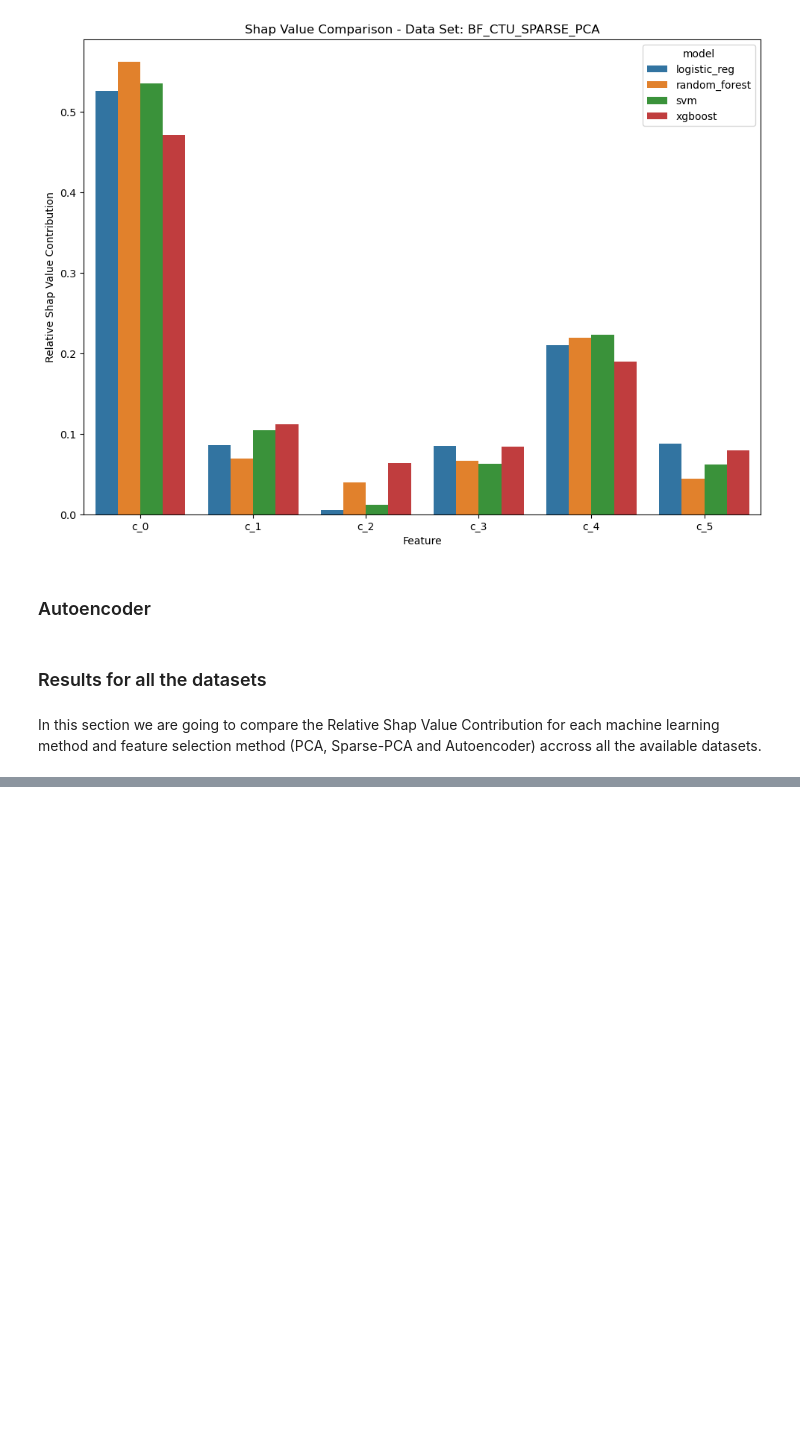
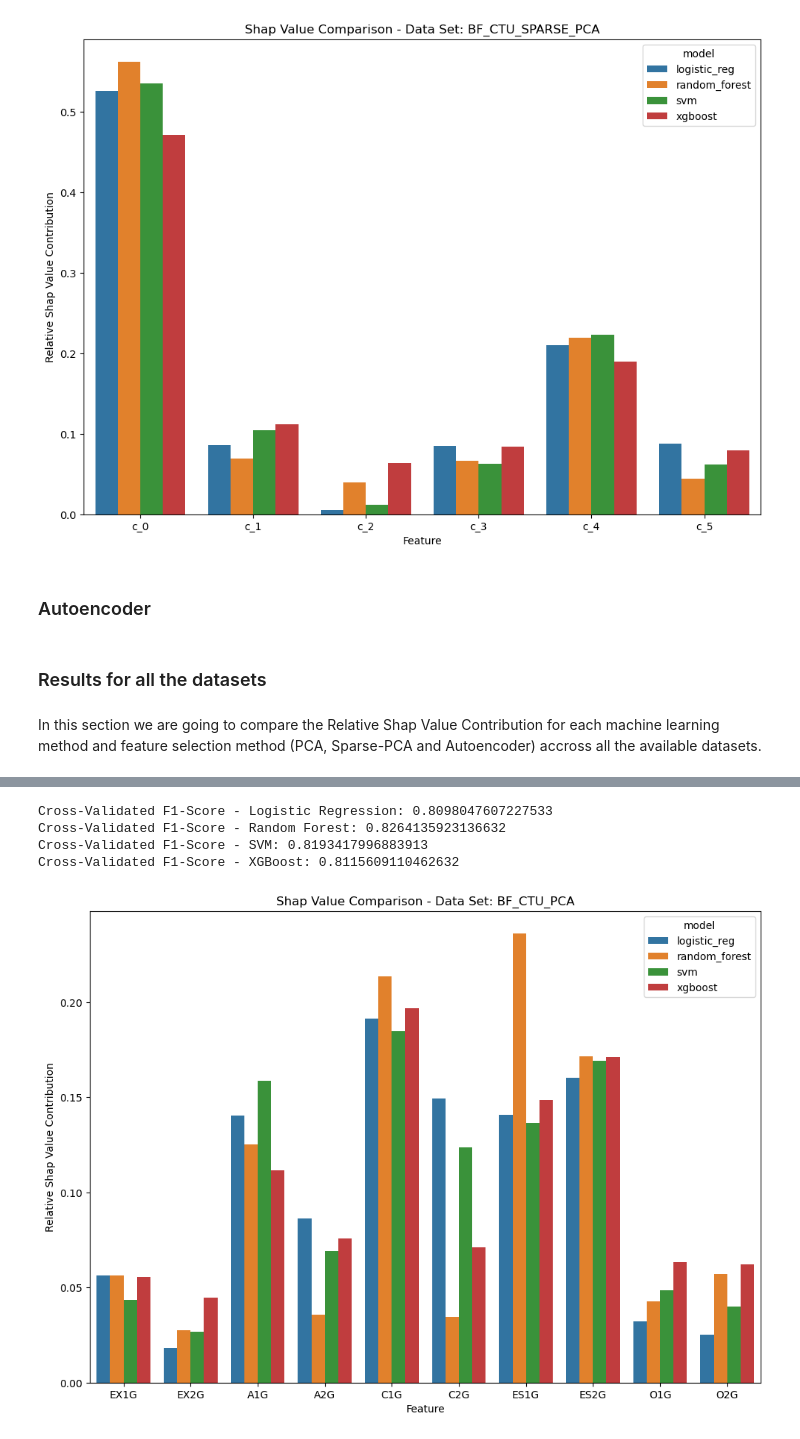
Before and after one commit to santiviquez/lie-detection, a Jupyter notebook: predictors_reliability.ipynb, the cells around one changed output, grey strips where cells are left out. Drawn from its saved outputs; the diff is of its cells as text; code cells hidden in the pictures; blank space fills up the shorter version.

```diff
--- a/predictors_reliability.ipynb
+++ b/predictors_reliability.ipynb
@@ -370,0 +494,8 @@ In this section we are going to compare the Relative Shap Value Contribution for
+# %%
+compare_clfs(BF_CTU_df, df_name="BF_CTU_PCA")
+# %% [output]
+Cross-Validated F1-Score - Logistic Regression: 0.8098047607227533
+Cross-Validated F1-Score - Random Forest: 0.8264135923136632
+Cross-Validated F1-Score - SVM: 0.8193417996883913
+Cross-Validated F1-Score - XGBoost: 0.8115609110462632
+[figure, added]
```
Also changed, not shown: parts of 8 cells of this notebook.
